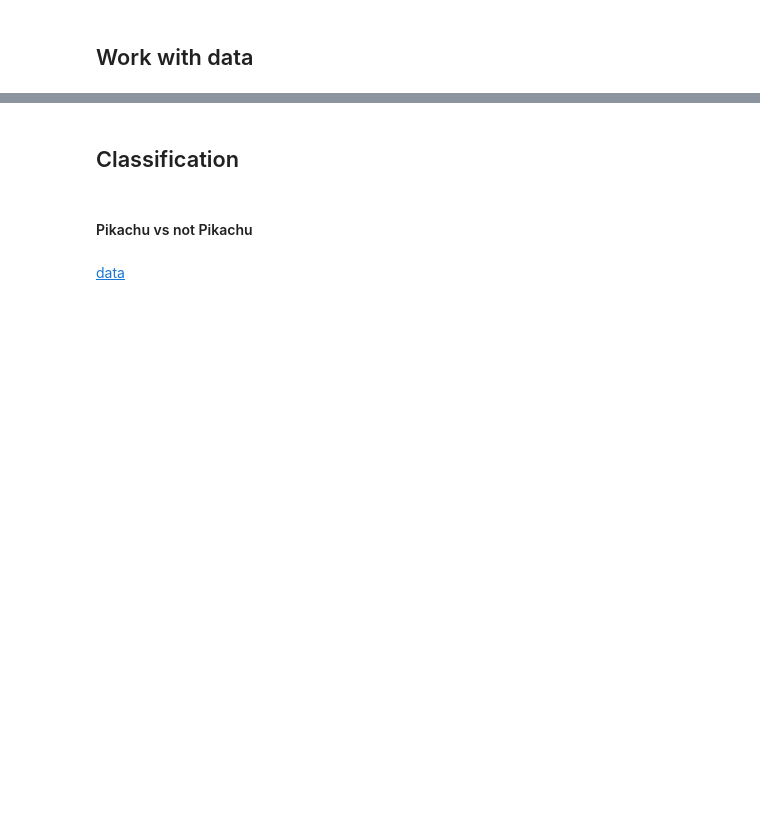
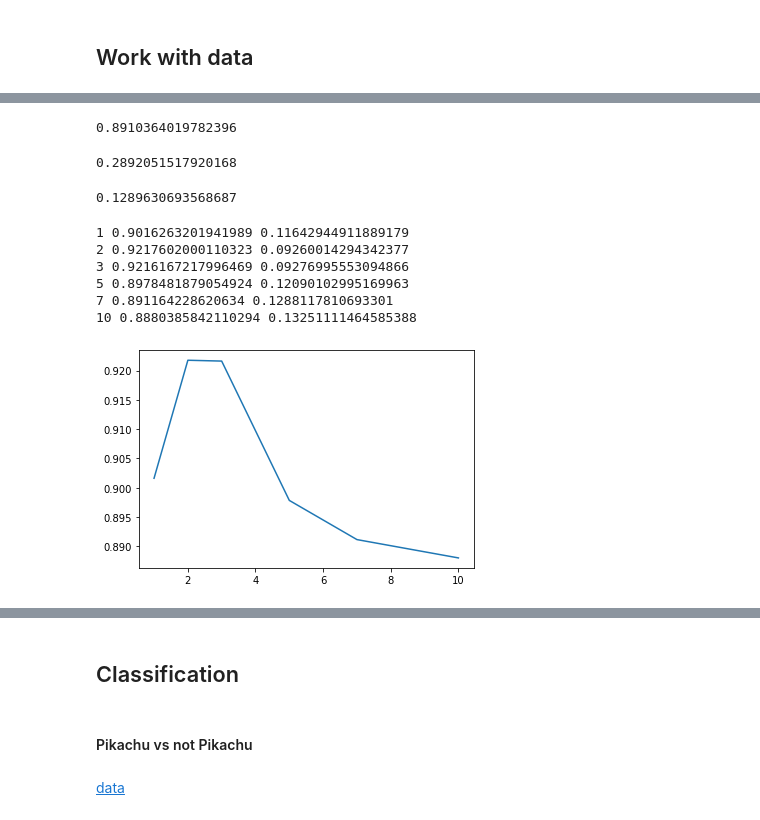
Before and after one commit to danon6868/blastim-ml, a Jupyter notebook: ml_intro_knn_day_10/sklearn_seminar.ipynb, the cells around one changed output, grey strips where cells are left out. Drawn from its saved outputs; the diff is of its cells as text; code cells hidden in the pictures; blank space fills up the shorter version.

```diff
--- a/ml_intro_knn_day_10/sklearn_seminar.ipynb
+++ b/ml_intro_knn_day_10/sklearn_seminar.ipynb
@@ -51,0 +315,7 @@ data.head()
+# %%
+X_train, X_test, y_train, y_test = train_test_split(X,
+                                                    y,
+                                                    test_size=0.15,
+                                                    random_state=SEED)
+# %%
+knn_pipeline.fit(X_train, y_train)
@@ -51,0 +336,44 @@ data.head()
+# %%
+y_test_pred = knn_pipeline.predict(X_test)
+# %%
+r2_score(y_test, y_test_pred)
+# %% [output]
+0.8910364019782396
+# %%
+mean_absolute_error(y_test, y_test_pred)
+# %% [output]
+0.2892051517920168
+# %%
+mean_squared_error(y_test, y_test_pred)
+# %% [output]
+0.1289630693568687
+# %%
+k_neighbors = [1, 2, 3, 5, 7, 10]
+r2_scores = []
+mse_scores = []
+
+for k in k_neighbors:
+    knn_pipeline = Pipeline(steps=[
+            ("preprocessor", preprocessor),
+            ("knn", KNeighborsRegressor(n_neighbors=k, n_jobs=8))
+        ])
+    knn_pipeline.fit(X_train, y_train)
+    y_test_pred = knn_pipeline.predict(X_test)
+    r2 = r2_score(y_test, y_test_pred)
+    mse = mean_squared_error(y_test, y_test_pred)
+
+    r2_scores += [r2]
+    mse_scores += [mse]
+
+    print(k, r2, mse)
+# %% [output]
+1 0.9016263201941989 0.11642944911889179
+2 0.9217602000110323 0.09260014294342377
+3 0.9216167217996469 0.09276995553094866
+5 0.8978481879054924 0.12090102995169963
+7 0.891164228620634 0.1288117810693301
+10 0.8880385842110294 0.13251111464585388
+# %%
+sns.lineplot(x=k_neighbors, y=r2_scores);
+# %% [output]
+[figure, added]
```
Also changed, not shown: parts of 53 cells of this notebook, 1 other file.
